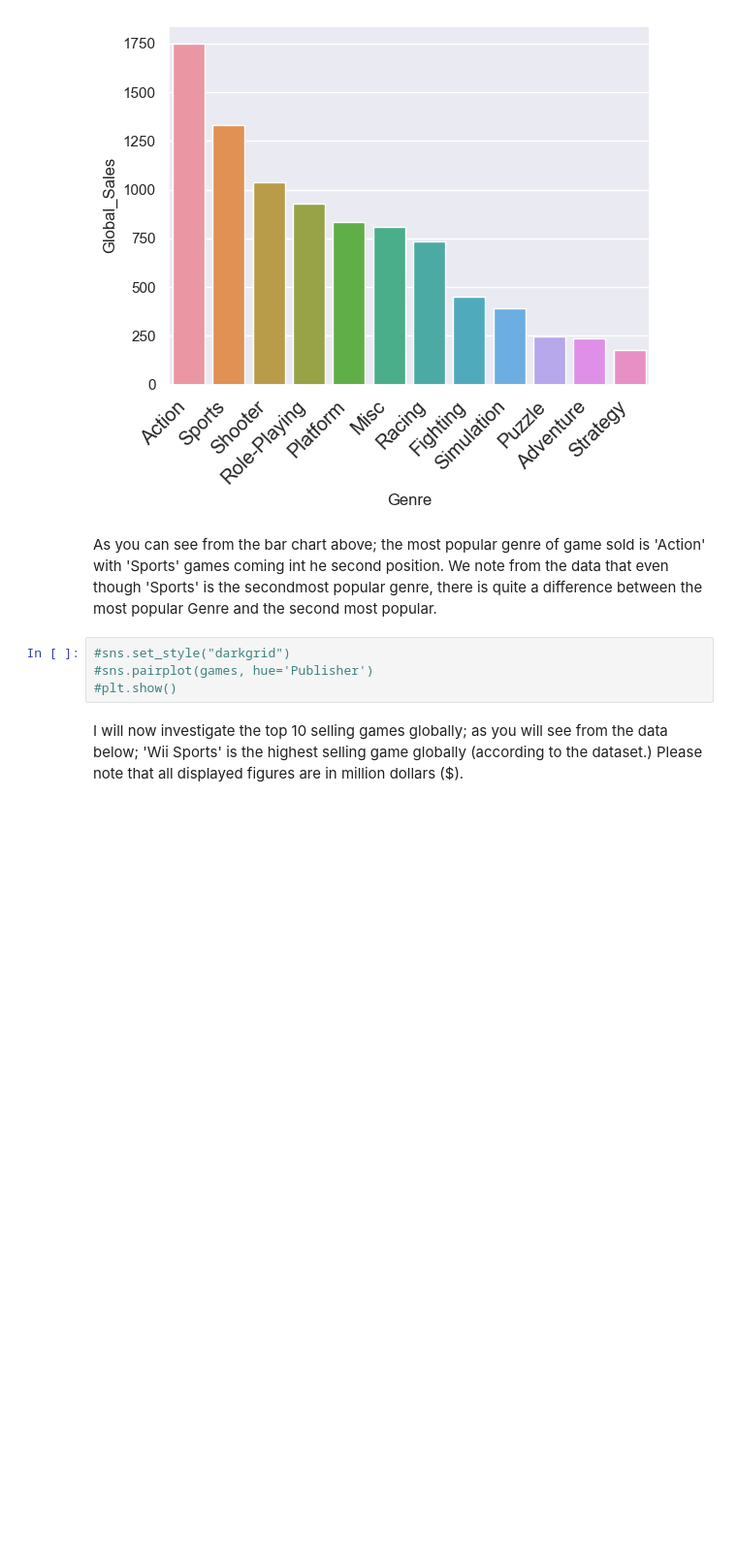
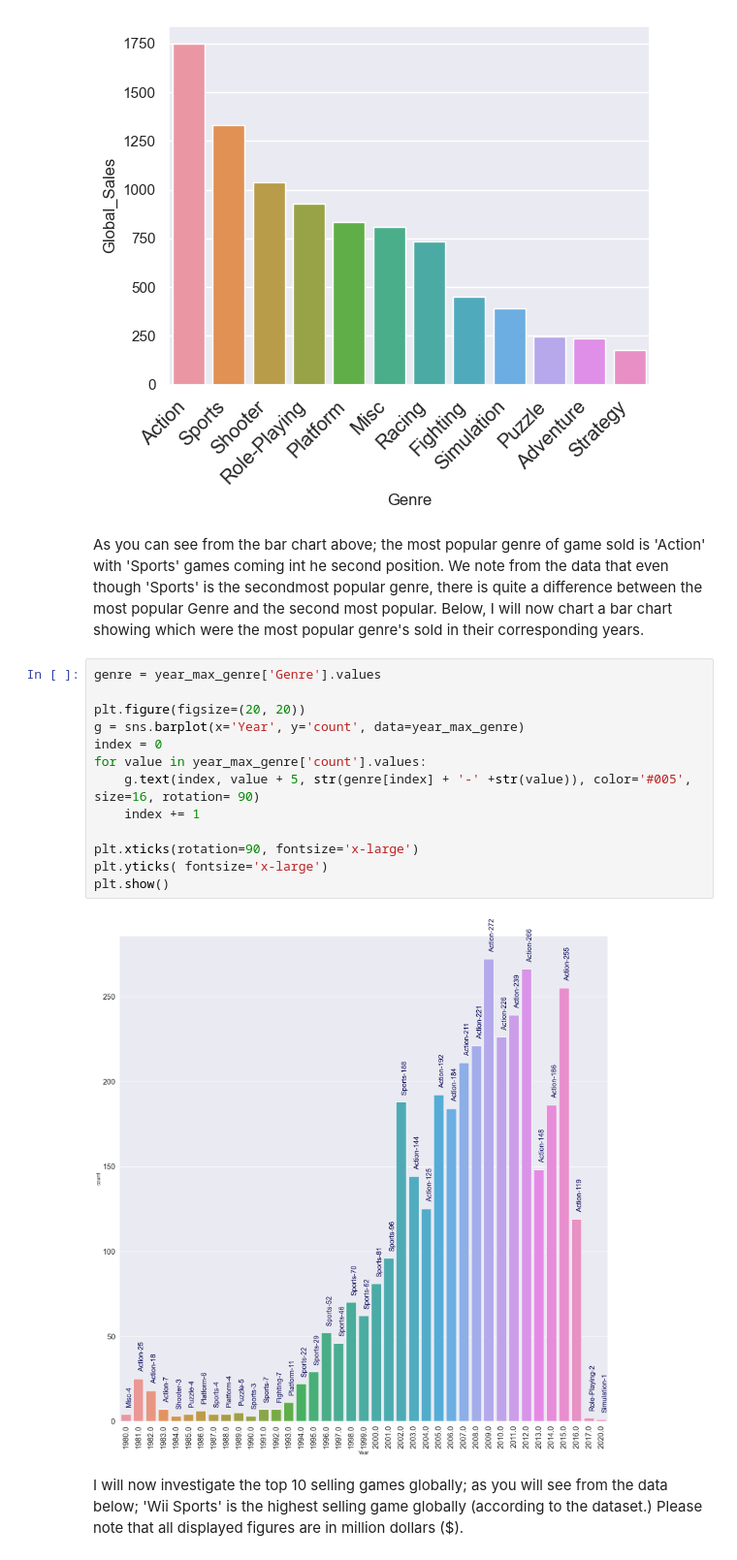
Before and after one commit to SeanE15/Programming-for-Data-Analysis, a Jupyter notebook: Assignment 1/PfDA Project 1.ipynb, the cells around one changed output. Shown at 97% size. Drawn from its saved outputs; the diff is of its cells as text; blank space fills up the shorter version.

Commit message:
continue working on graphs

```diff
--- a/Assignment 1/PfDA Project 1.ipynb
+++ b/Assignment 1/PfDA Project 1.ipynb
@@ -196,11 +196,22 @@ plt.show()
 # %% [output]
 [figure]
 # %% [markdown]
-As you can see from the bar chart above; the most popular genre of game sold is 'Action' with 'Sports' games coming int he second position. We note from the data that even though 'Sports' is the secondmost popular genre, there is quite a difference between the most popular Genre and the second most popular.
+As you can see from the bar chart above; the most popular genre of game sold is 'Action' with 'Sports' games coming int he second position. We note from the data that even though 'Sports' is the secondmost popular genre, there is quite a difference between the most popular Genre and the second most popular. Below, I will now chart a bar chart showing which were the most popular genre's sold in their corresponding years.
-# %%
-#sns.set_style("darkgrid")
-#sns.pairplot(games, hue='Publisher')
-#plt.show()
+# %%
+genre = year_max_genre['Genre'].values
+
+plt.figure(figsize=(20, 20))
+g = sns.barplot(x='Year', y='count', data=year_max_genre)
+index = 0
+for value in year_max_genre['count'].values:
+    g.text(index, value + 5, str(genre[index] + '-' +str(value)), color='#005', size=16, rotation= 90)
+    index += 1
+
+plt.xticks(rotation=90, fontsize='x-large')
+plt.yticks( fontsize='x-large')
+plt.show()
+# %% [output]
+[figure, added]
 # %% [markdown]
 I will now investigate the top 10 selling games globally; as you will see from the data below; 'Wii Sports' is the highest selling game globally (according to the dataset.) Please note that all displayed figures are in million dollars ($).
 # %%
```
Also changed, not shown: parts of 7 cells of this notebook, 1 other file.
